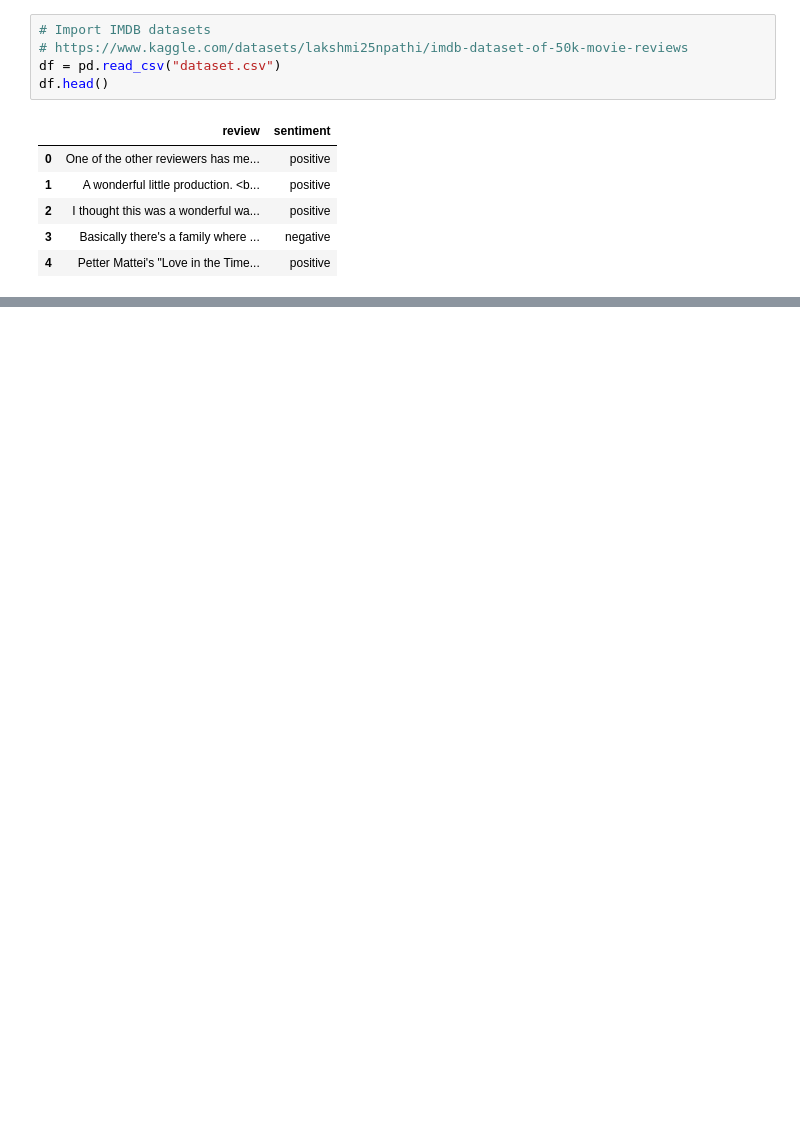
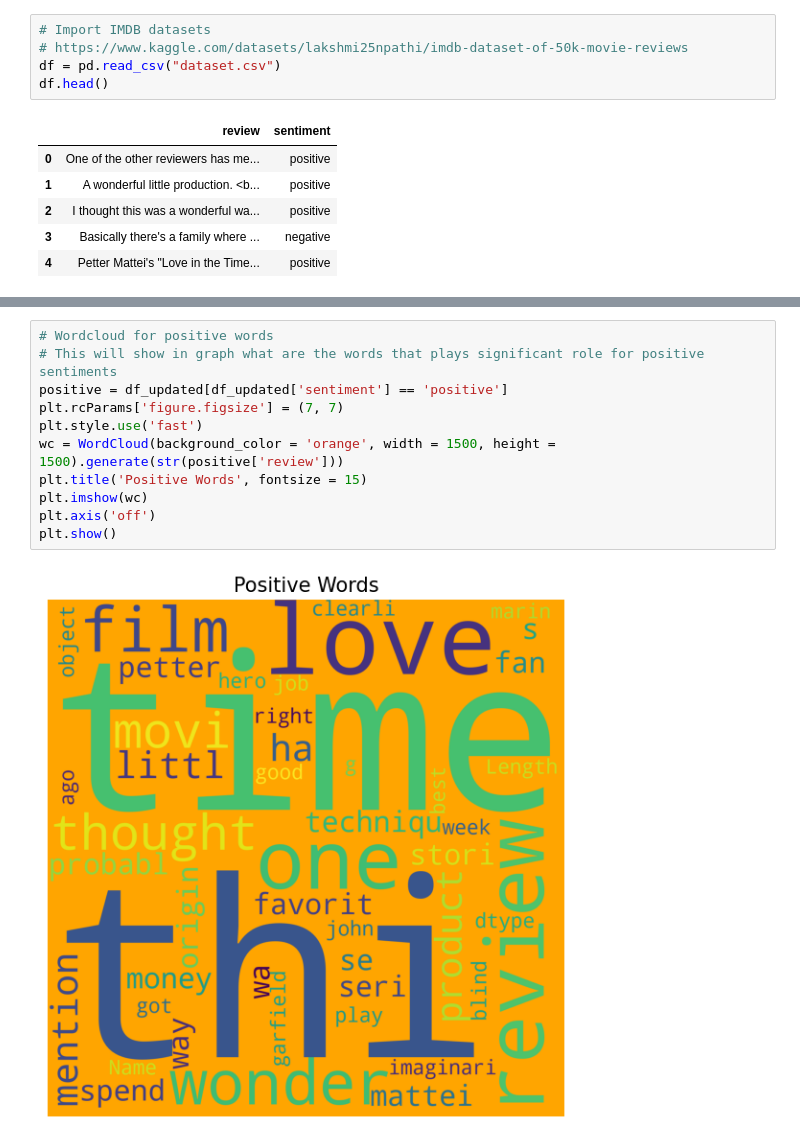
Before and after one commit to krison44/CSCE-5290-project, a Jupyter notebook: CSCE_5290_group_12_code.ipynb, the cells around one changed output, grey strips where cells are left out. Saved outputs shown, nothing was run; the diff lists cells and outputs as text; blank space fills up the shorter version.

```diff
--- a/CSCE_5290_group_12_code.ipynb
+++ b/CSCE_5290_group_12_code.ipynb
@@ -517,0 +150,13 @@ weighted avg       0.85      0.85      0.85     10000
+# %%
+# Wordcloud for positive words
+# This will show in graph what are the words that plays significant role for positive sentiments
+positive = df_updated[df_updated['sentiment'] == 'positive']
+plt.rcParams['figure.figsize'] = (7, 7)
+plt.style.use('fast')
+wc = WordCloud(background_color = 'orange', width = 1500, height = 1500).generate(str(positive['review']))
+plt.title('Positive Words', fontsize = 15)
+plt.imshow(wc)
+plt.axis('off')
+plt.show()
+# %% [output]
+[figure, added]
```
Also changed, not shown: parts of 99 cells of this notebook, 2 other files.
